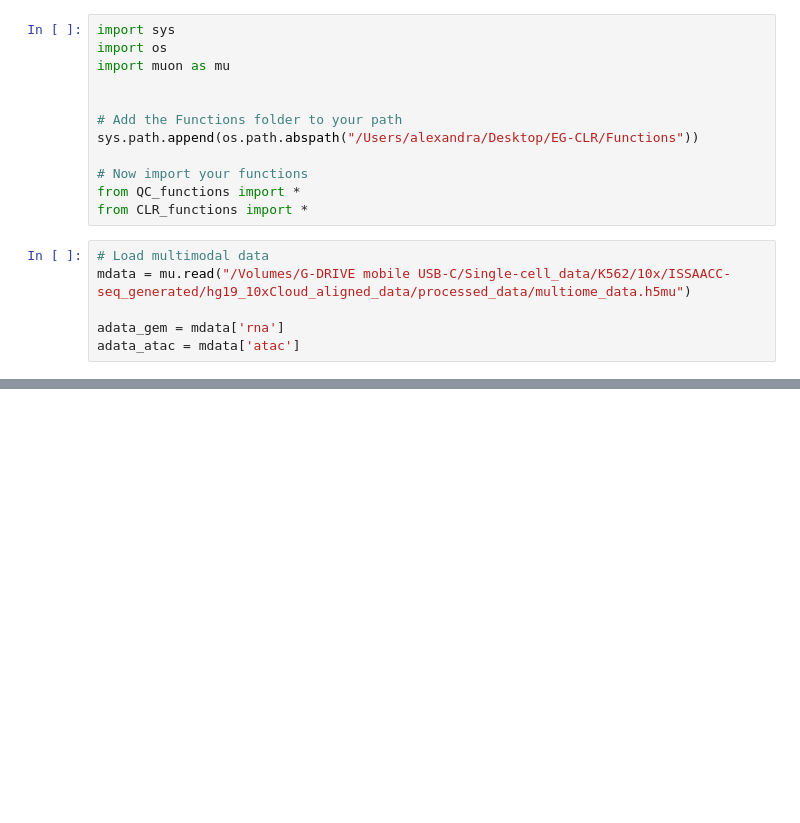
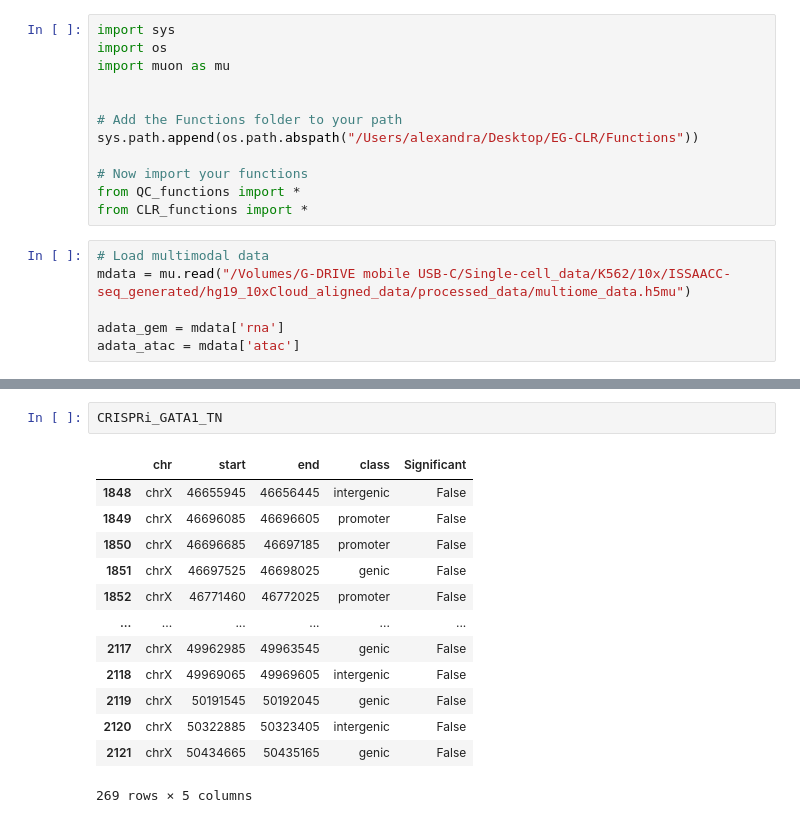
Before and after one commit to CahanLab/EG-CLR, a Jupyter notebook: SingleCellDataAnalysis/K562/10X_multiomics/CRISPRiFlowFISH_test.ipynb, the cells around one changed output, grey strips where cells are left out. Saved outputs shown, nothing was run; the diff lists cells and outputs as text; blank space fills up the shorter version.

```diff
--- a/SingleCellDataAnalysis/K562/10X_multiomics/CRISPRiFlowFISH_test.ipynb
+++ b/SingleCellDataAnalysis/K562/10X_multiomics/CRISPRiFlowFISH_test.ipynb
@@ -55,0 +174,16 @@ AnnData object with n_obs × n_vars = 10359 × 13703
+# %%
+CRISPRi_GATA1_TN
+# %% [output]
+|  | chr | start | end | class | Significant |
+| 1848 | chrX | 46655945 | 46656445 | intergenic | False |
+| 1849 | chrX | 46696085 | 46696605 | promoter | False |
+| 1850 | chrX | 46696685 | 46697185 | promoter | False |
+| 1851 | chrX | 46697525 | 46698025 | genic | False |
+| 1852 | chrX | 46771460 | 46772025 | promoter | False |
+| ... | ... | ... | ... | ... | ... |
+| 2117 | chrX | 49962985 | 49963545 | genic | False |
+| 2118 | chrX | 49969065 | 49969605 | intergenic | False |
+| 2119 | chrX | 50191545 | 50192045 | genic | False |
+| 2120 | chrX | 50322885 | 50323405 | intergenic | False |
+| 2121 | chrX | 50434665 | 50435165 | genic | False |
+269 rows × 5 columns
```
Also changed, not shown: parts of 25 cells of this notebook, 5 other files.
